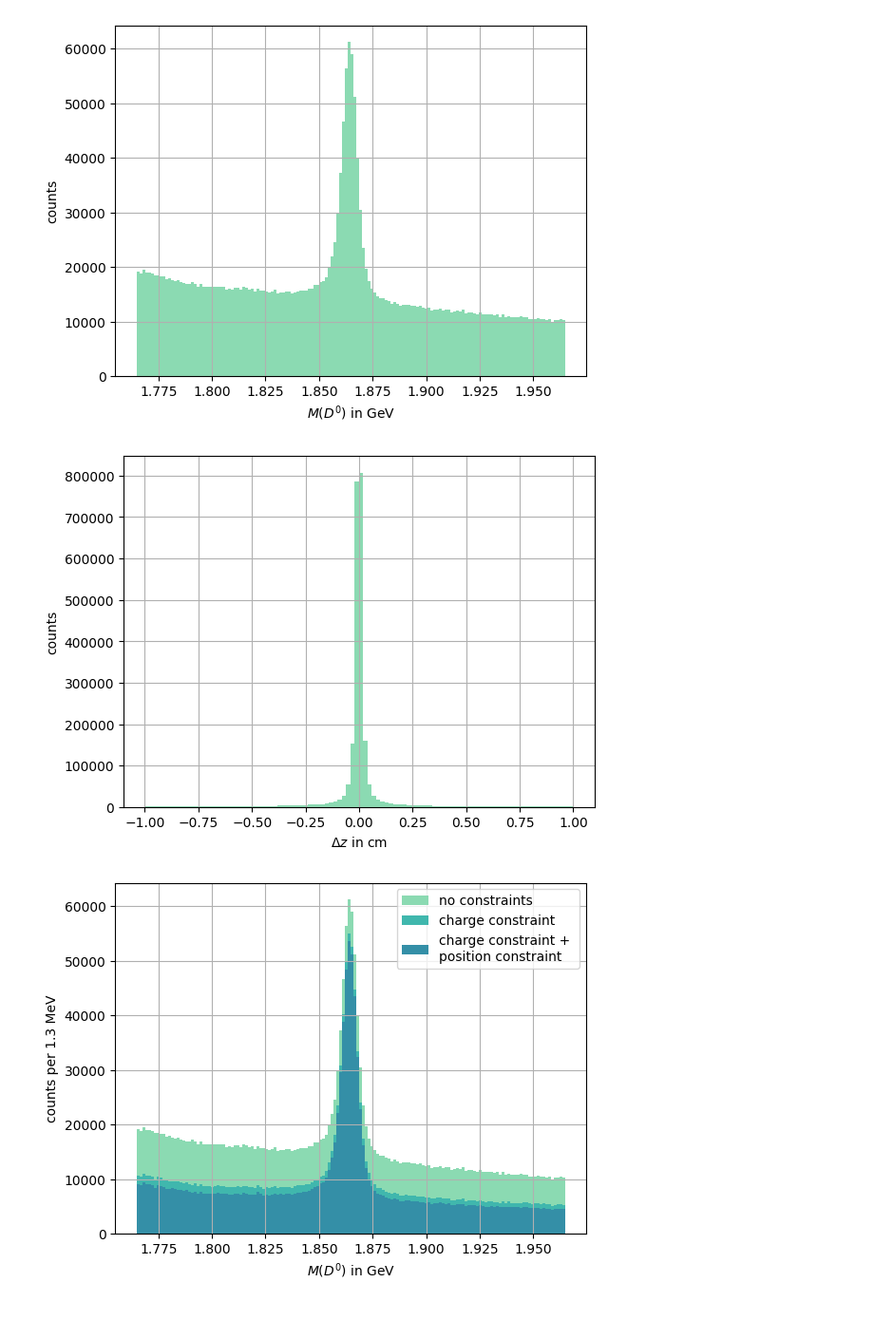
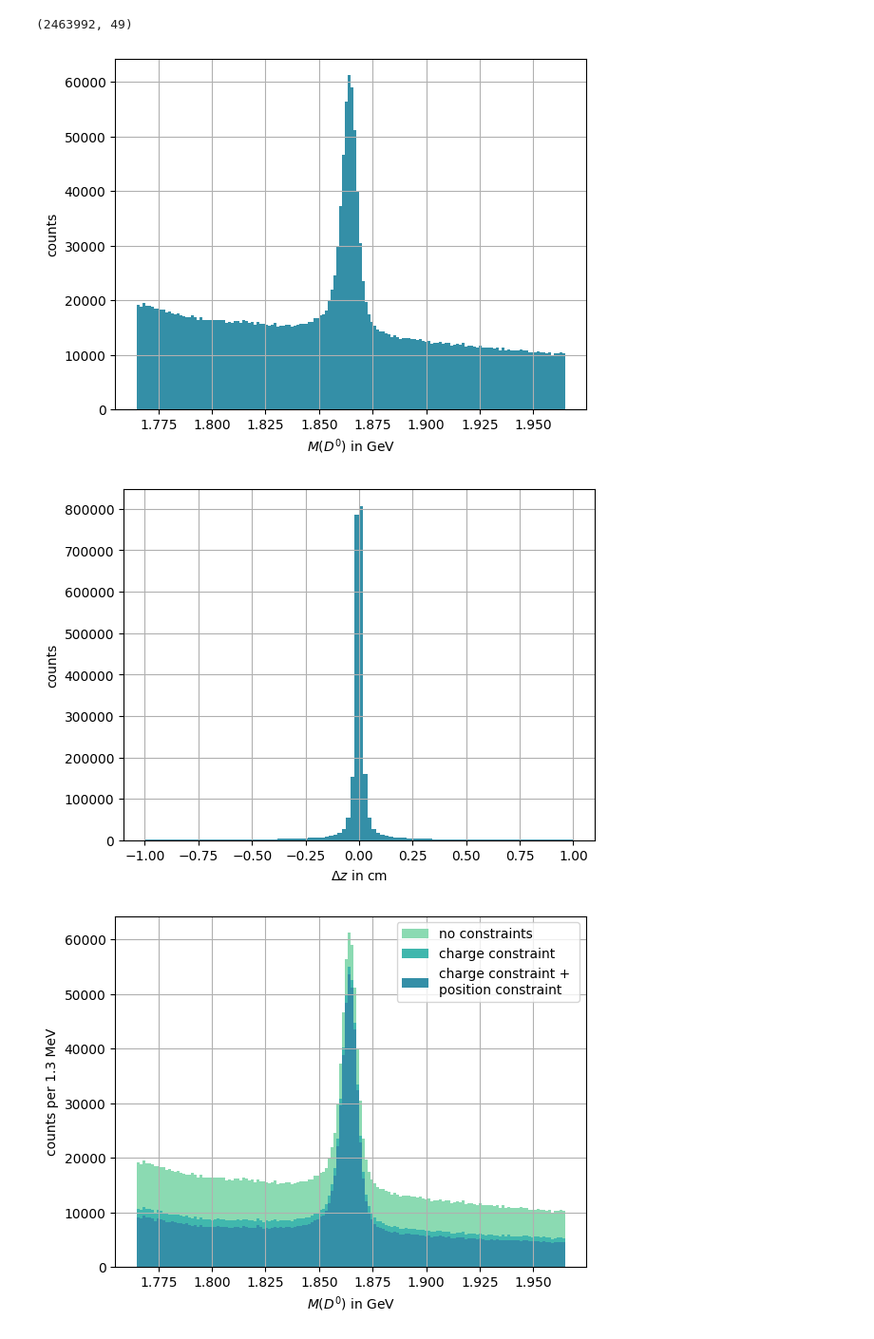
Before and after one commit to martludw/Advanced-Lab-Course, a Jupyter notebook: E215/notebooks/belleII_analysis.ipynb, the cells around one changed output. Shown at 95% size. Drawn from its saved outputs; the diff is of its cells as text; code cells hidden in the pictures.

```diff
--- a/E215/notebooks/belleII_analysis.ipynb
+++ b/E215/notebooks/belleII_analysis.ipynb
@@ -7,8 +7,12 @@ from scipy.optimize import curve_fit
 from uncertainties import ufloat, unumpy
 
 sns.set_palette("mako_r")  # prettier colors for histograms
+color_cycle = plt.rcParams["axes.prop_cycle"].by_key()["color"]
 
 df = pd.read_hdf("./../data/data-e215.h5", key="full")
+print(df.shape)
+# %% [output]
+(2463992, 49)
 # %%
 # calculate D0 energy, momentum and invariant mass from its decay products
 df["D0_E"] = df["k_E"] + df["pi_E"]
@@ -36,21 +40,21 @@ df["Bvis_M"] = np.sqrt(df["Bvis_E"] ** 2 - df["Bvis_p"] ** 2)
 # %%
 N_bins = 150
 
 # plot D0 invariant mass without any cuts
-plt.hist(df["D0_M"], bins=N_bins)
+plt.hist(df["D0_M"], bins=N_bins, color=color_cycle[2])
 plt.xlabel(r"$M(D^0)$ in GeV")
 plt.ylabel("counts")
 plt.grid()
 # %% [output]
-[figure, old version]
+[figure, new version]
 # %%
 # examine position difference to find reasonable cut value
-plt.hist(df["k_z0"] - df["pi_z0"], bins=100, range=(-1,1))
+plt.hist(df["k_z0"] - df["pi_z0"], bins=100, range=(-1,1), color=color_cycle[2])
 plt.xlabel(r"$\Delta z$ in cm")
 plt.ylabel("counts")
 plt.grid()
 # %% [output]
-[figure, old version]
+[figure, new version]
 # %%
 # no selection cuts
 plt.hist(df["D0_M"], bins=N_bins, label="no constraints")
```
Also changed, not shown: parts of 17 cells of this notebook.
